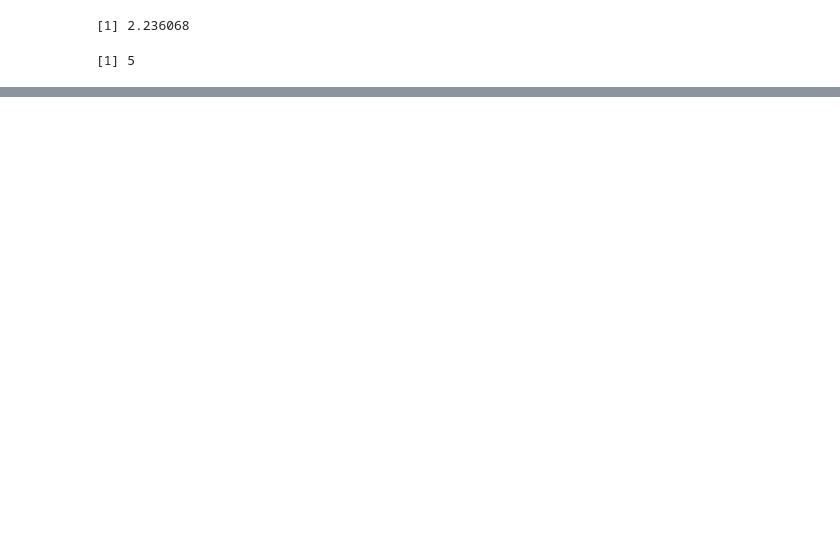
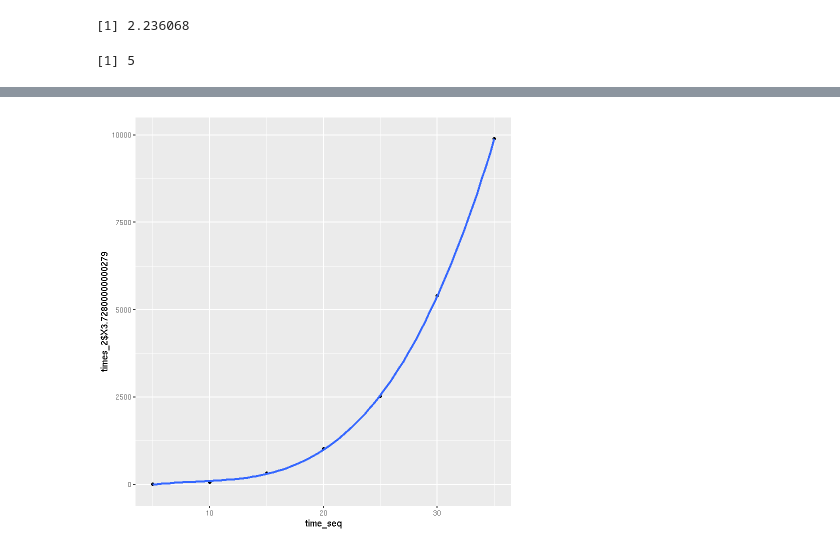
Before and after one commit to F4rbod/CS5800GruopProject, a Jupyter notebook: CS5800Group.ipynb, the cells around one changed output, grey strips where cells are left out. Drawn from its saved outputs; the diff is of its cells as text; code cells hidden in the pictures; blank space fills up the shorter version.

Commit message:
added time complexity visualizations

```diff
--- a/CS5800Group.ipynb
+++ b/CS5800Group.ipynb
@@ -116,0 +123,14 @@ A data.table: 6 × 941
+# %%
+sparsity_reducer=function(data,prp=0.1){
+
+  sparse_columns=
+  colMeans(data[,-c(1,2)]>0)%>%
+  as.data.table(keep.rownames = T)%>%
+  set_names(c("names","means"))%>%
+  arrange(-means)%>%
+  slice_head(prop=0.1)%>%
+  as.data.table()
+
+  cbind(data[,c(1,2)],data[,sparse_columns$names,with=F])
+
+}
@@ -281,0 +301,16 @@ ERROR: Error in eval(expr, envir, enclos): object 'hello' not found
+# %%
+times_2=data.frame()
+for (x in seq(5,35,5)){
+  times_2=rbind(times_2,
+  system.time(
+    knn(k=x,
+        train_data=training_set[1:(x^2),],
+        test_data = test_set[1:((x^2)/5),],
+        ncores = 56,
+        outcome_var = "Rndrng_Prvdr_Type",
+        name_var = "Rndrng_NPI",
+        mode="prediction",
+        sparsity_prp=(x^2)/2000,
+        scale=T
+     )))
+}
@@ -281,0 +330,8 @@ ERROR: Error in eval(expr, envir, enclos): object 'hello' not found
+# %%
+predictions_time=(seq(5,35,5)^6)/10000
+time_seq=seq(5,35,5)
+# %%
+ggplot()+
+geom_point(aes(x=time_seq,y=times_2$X3.72800000000279))+
+geom_smooth(method="lm",aes(x=time_seq,y=times_2$X3.72800000000279),formula = y~poly(x,3))
+# %% [output]
@@ -281,0 +340 @@ ERROR: Error in eval(expr, envir, enclos): object 'hello' not found
+[figure, added]
```
Also changed, not shown: parts of 26 cells of this notebook.
